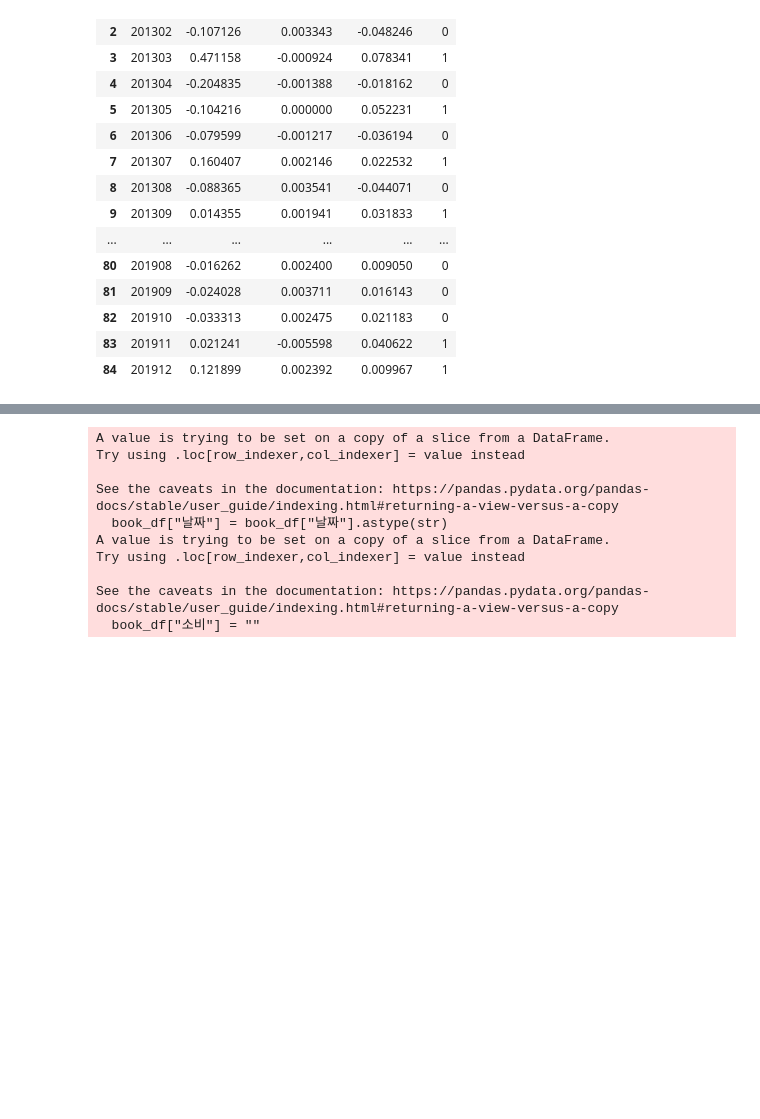
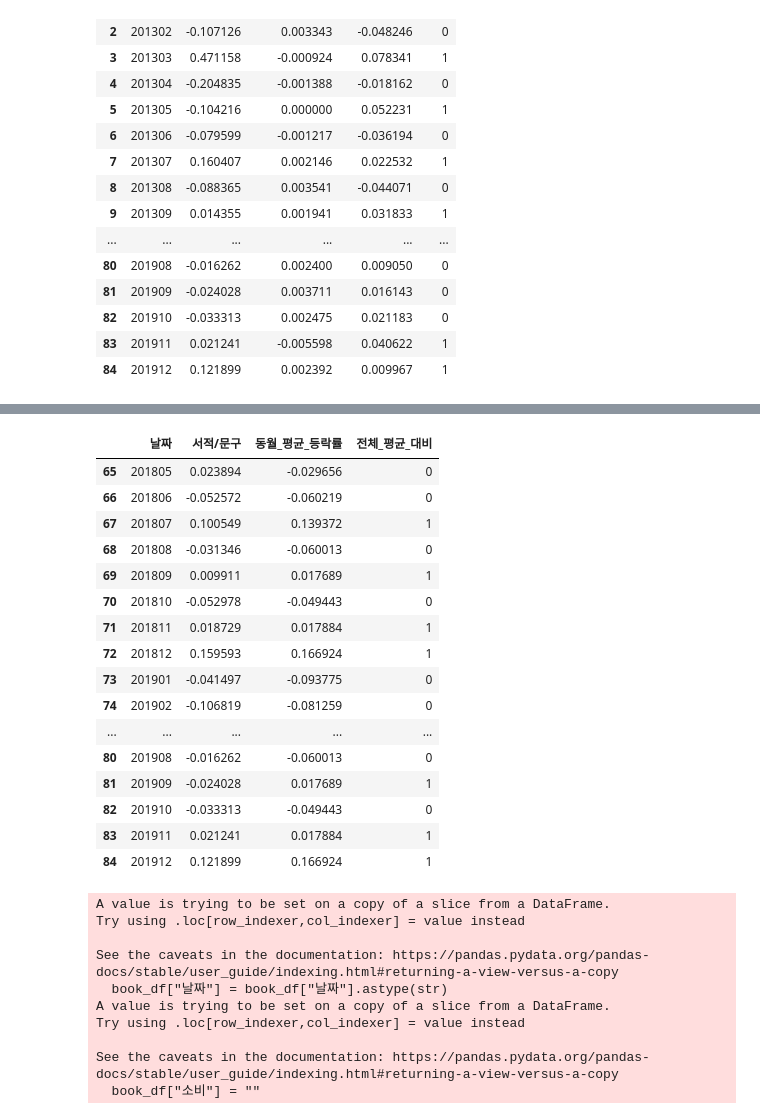
Before and after one commit to jkim0313/project1_dajopay, a Jupyter notebook: classification.ipynb, the cells around one changed output, grey strips where cells are left out. Cells and saved outputs as stored; diff of their text form; code cells hidden in the pictures; blank space fills up the shorter version.

```diff
--- a/classification.ipynb
+++ b/classification.ipynb
@@ -271,0 +341,2 @@ KeyError: False
+# %%
+pre_mean = month_df["서적/문구"].mean()
@@ -272,3 +407,31 @@ KeyError: False
+# %%
+month_df["전체_평균_대비"] = ""
+
+for i in range(0, 85):
+    if month_df.loc[i, "동월_평균_등락률"] > pre_mean:
+        month_df.loc[i, "전체_평균_대비"] = 1
+    else:
+        month_df.loc[i, "전체_평균_대비"] = 0
+
+month_df.tail(20)
+# %% [output]
+|  | 날짜 | 서적/문구 | 동월_평균_등락률 | 전체_평균_대비 |
+| 65 | 201805 | 0.023894 | -0.029656 | 0 |
+| 66 | 201806 | -0.052572 | -0.060219 | 0 |
+| 67 | 201807 | 0.100549 | 0.139372 | 1 |
+| 68 | 201808 | -0.031346 | -0.060013 | 0 |
+| 69 | 201809 | 0.009911 | 0.017689 | 1 |
+| 70 | 201810 | -0.052978 | -0.049443 | 0 |
+| 71 | 201811 | 0.018729 | 0.017884 | 1 |
+| 72 | 201812 | 0.159593 | 0.166924 | 1 |
+| 73 | 201901 | -0.041497 | -0.093775 | 0 |
+| 74 | 201902 | -0.106819 | -0.081259 | 0 |
+| ... | ... | ... | ... | ... |
+| 80 | 201908 | -0.016262 | -0.060013 | 0 |
+| 81 | 201909 | -0.024028 | 0.017689 | 1 |
+| 82 | 201910 | -0.033313 | -0.049443 | 0 |
+| 83 | 201911 | 0.021241 | 0.017884 | 1 |
+| 84 | 201912 | 0.121899 | 0.166924 | 1 |
 # %%
 import numpy as np
 
```
Also changed, not shown: parts of 13 cells of this notebook.
